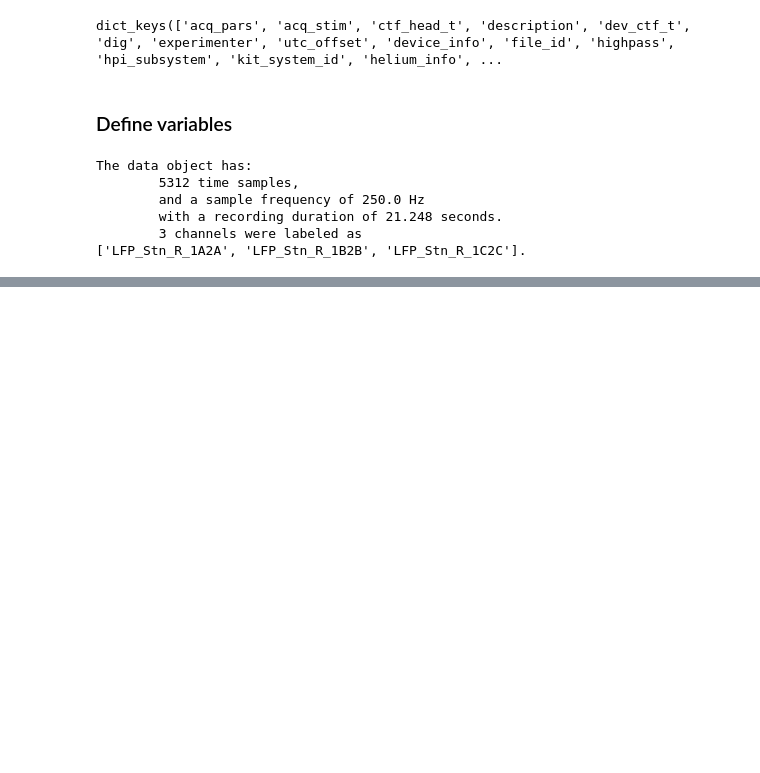
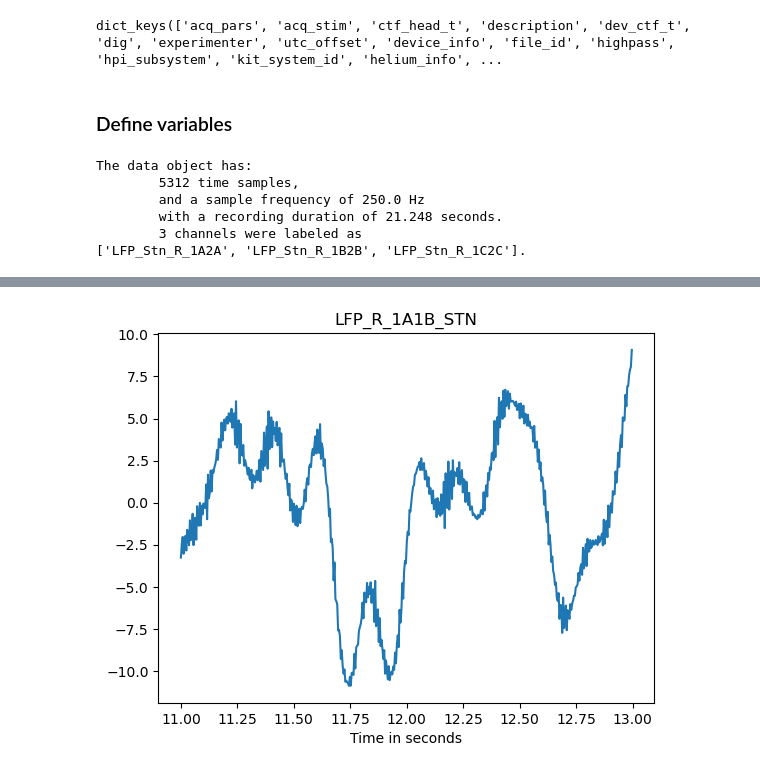
Before and after one commit to jgvhabets/PyPerceive, a Jupyter notebook: code/notebooks/percept_tf_analysis.ipynb, the cells around one changed output, grey strips where cells are left out. Cells and saved outputs as stored; diff of their text form; code cells hidden in the pictures; blank space fills up the shorter version.

```diff
--- a/code/notebooks/percept_tf_analysis.ipynb
+++ b/code/notebooks/percept_tf_analysis.ipynb
@@ -263,0 +416,15 @@ The data object has:
+# %%
+# plot the selected 2 arrays
+
+x = raw_selection[1]        # time in seconds
+y = raw_selection[0].T      # data from ch_trials[channel_index]
+
+plt.plot(x, y)
+
+plt.title(str(raw.ch_names[channel_index]))
+plt.xlabel("Time in seconds")
+# plt.ylabel() ???
+
+plt.show()
+# %% [output]
+[figure, added]
```
Also changed, not shown: parts of 39 cells of this notebook.
